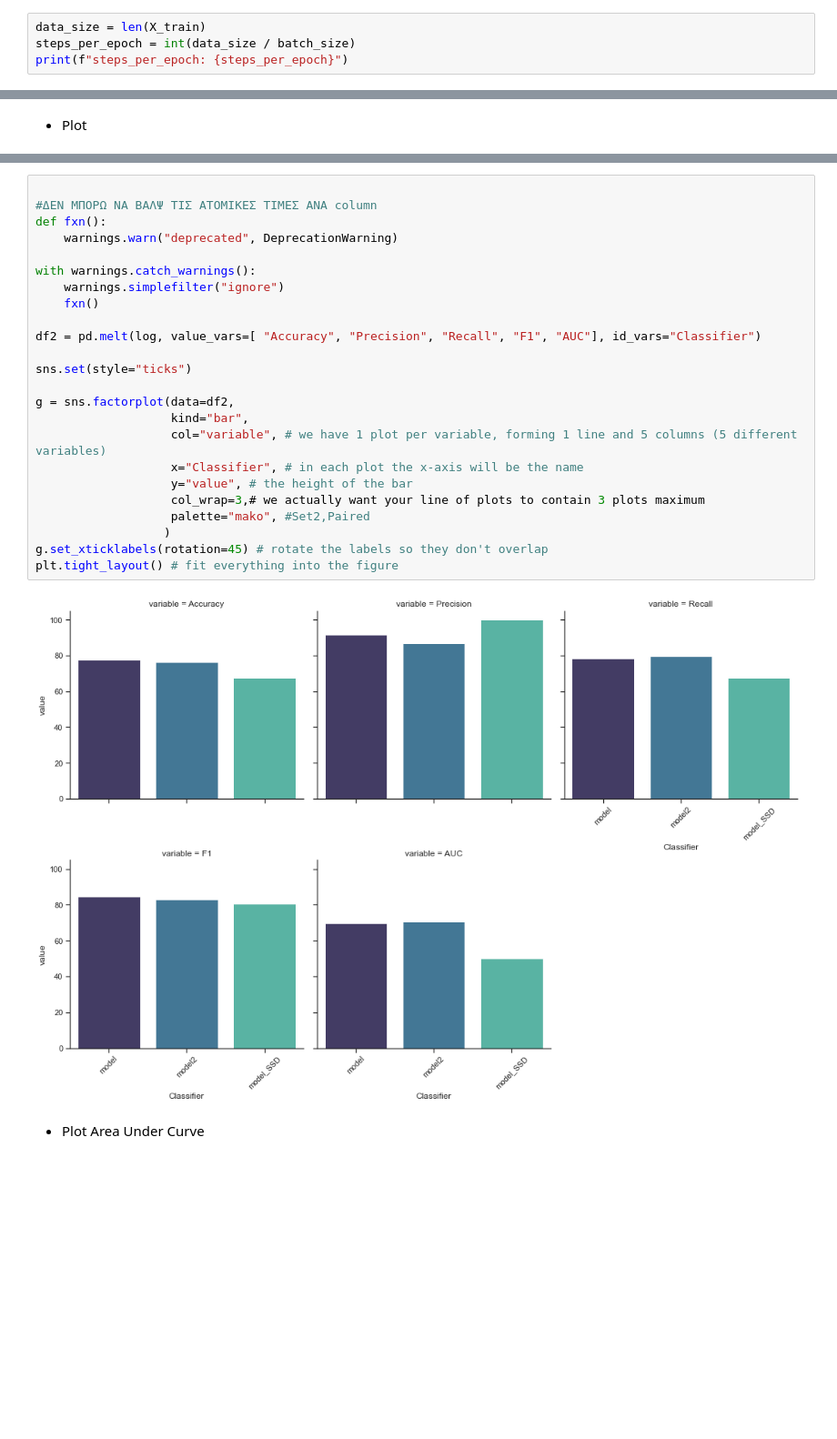
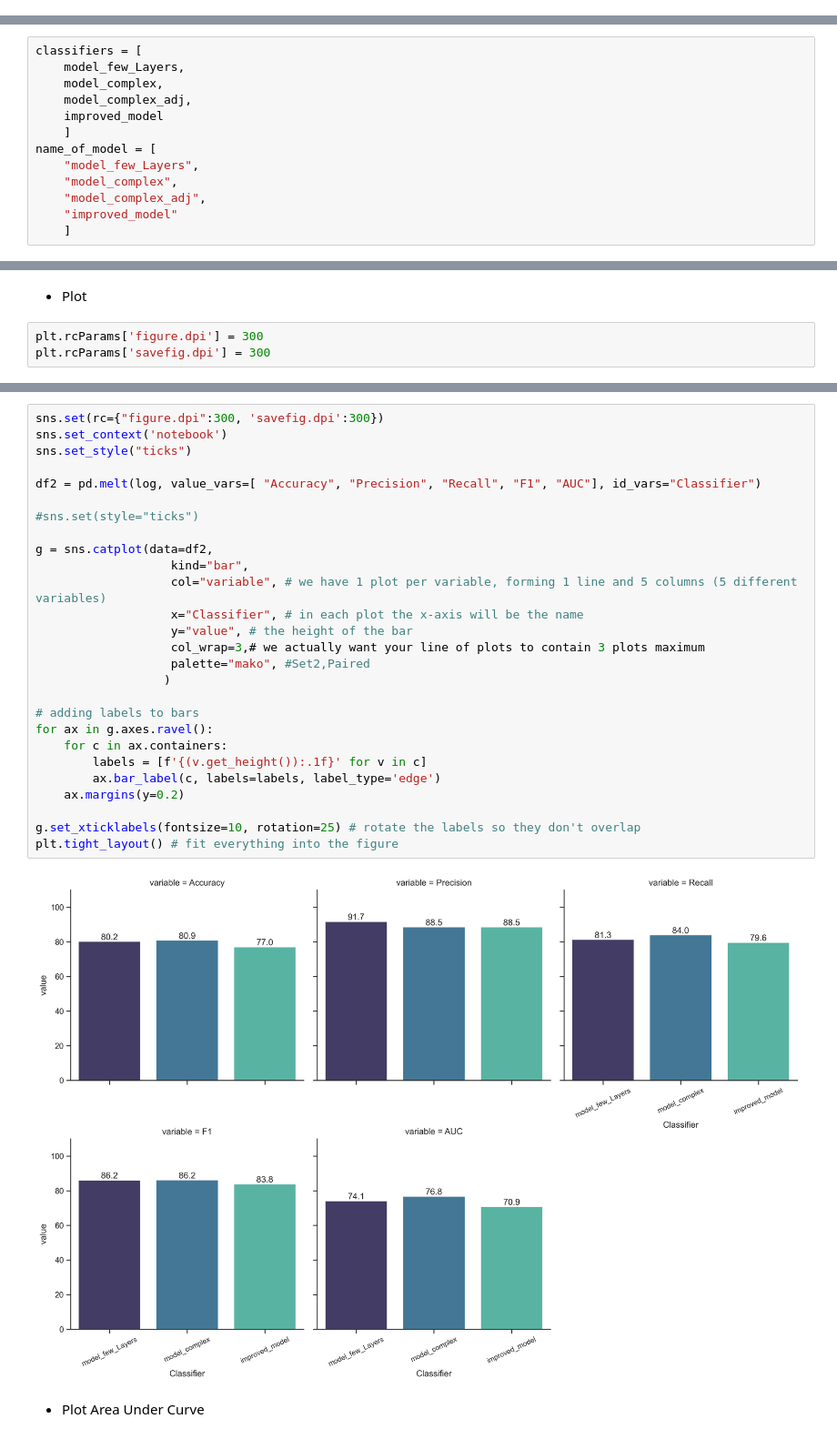
Before and after one commit to konstantinos-al/ml_project_quebec, a Jupyter notebook: Draft_report_v1.ipynb, the cells around one changed output, grey strips where cells are left out. Shown at 91% size. Drawn from its saved outputs; the diff is of its cells as text; blank space fills up the shorter version.

```diff
--- a/Draft_report_v1.ipynb
+++ b/Draft_report_v1.ipynb
@@ -524,4 +521,0 @@ model_complex.compile(
-# %%
-data_size = len(X_train)
-steps_per_epoch = int(data_size / batch_size)
-print(f"steps_per_epoch: {steps_per_epoch}")
@@ -827,2 +1053,15 @@ NameError: name 'model_1' is not defined
+# %%
+classifiers = [
+    model_few_Layers,
+    model_complex,
+    model_complex_adj,
+    improved_model
+    ]
+name_of_model = [
+    "model_few_Layers",
+    "model_complex",
+    "model_complex_adj",
+    "improved_model"
+    ]
 # %%
 # Logging for Visual Comparison
@@ -891,3 +1133,6 @@ log
 # %% [markdown]
 * Plot
+# %%
+plt.rcParams['figure.dpi'] = 300
+plt.rcParams['savefig.dpi'] = 300
 # %%
@@ -1015,29 +1262,32 @@ plt.show()
 # %%
-
-#ΔΕΝ ΜΠΟΡΩ ΝΑ ΒΑΛΨ ΤΙΣ ΑΤΟΜΙΚΕΣ ΤΙΜΕΣ ΑΝΑ column
-def fxn():
-    warnings.warn("deprecated", DeprecationWarning)
-
-with warnings.catch_warnings():
-    warnings.simplefilter("ignore")
-    fxn()
+sns.set(rc={"figure.dpi":300, 'savefig.dpi':300})
+sns.set_context('notebook')
+sns.set_style("ticks")
 
 df2 = pd.melt(log, value_vars=[ "Accuracy", "Precision", "Recall", "F1", "AUC"], id_vars="Classifier")
 
-sns.set(style="ticks")
+#sns.set(style="ticks")
 
-g = sns.factorplot(data=df2,
+g = sns.catplot(data=df2,
                    kind="bar",
                    col="variable", # we have 1 plot per variable, forming 1 line and 5 columns (5 different variables)
                    x="Classifier", # in each plot the x-axis will be the name
                    y="value", # the height of the bar
                    col_wrap=3,# we actually want your line of plots to contain 3 plots maximum
                    palette="mako", #Set2,Paired
                   )
-g.set_xticklabels(rotation=45) # rotate the labels so they don't overlap
+
+# adding labels to bars
+for ax in g.axes.ravel():
+    for c in ax.containers:
+        labels = [f'{(v.get_height()):.1f}' for v in c]
+        ax.bar_label(c, labels=labels, label_type='edge')
+    ax.margins(y=0.2)
+
+g.set_xticklabels(fontsize=10, rotation=25) # rotate the labels so they don't overlap
 plt.tight_layout() # fit everything into the figure
 # %% [output]
-[figure, old version]
+[figure, new version]
 # %% [markdown]
 * Plot Area Under Curve
 # %%
```
Also changed, not shown: parts of 81 cells of this notebook, 1 other file.
